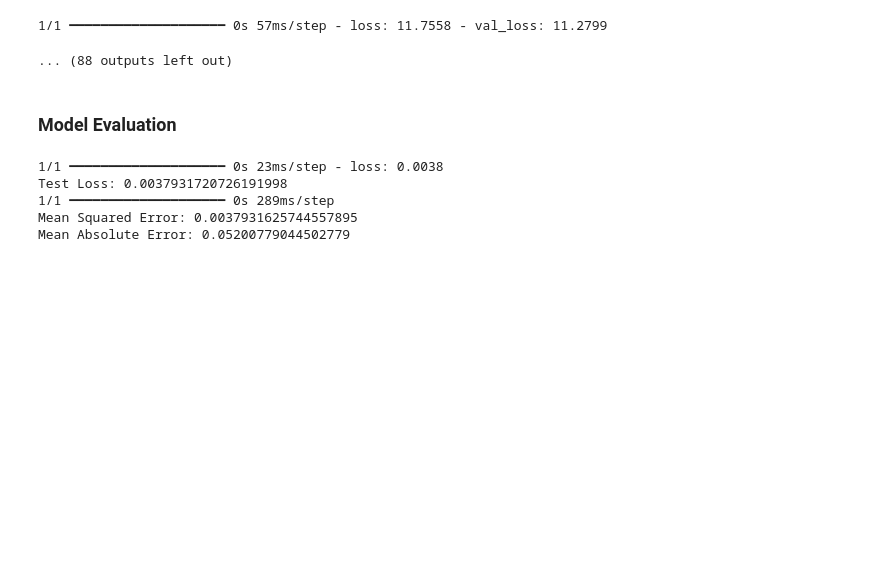
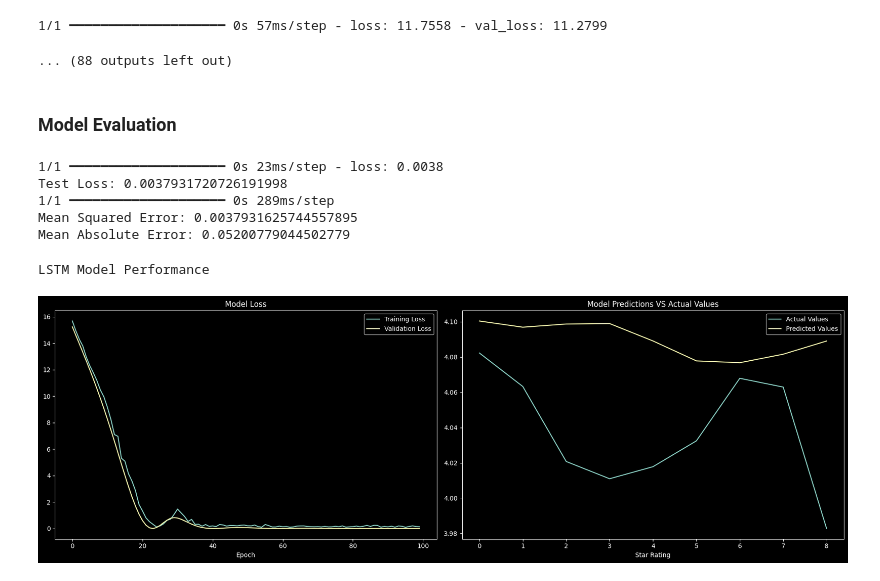
Before and after one commit to erwincarlogonzales/nlp-app, a Jupyter notebook: nlp.ipynb, the cells around one changed output. Cells and saved outputs as stored; diff of their text form; code cells hidden in the pictures; blank space fills up the shorter version.

Commit message:
finished LSTM model training and predictions

```diff
--- a/nlp.ipynb
+++ b/nlp.ipynb
@@ -503,0 +502,31 @@ import matplotlib.pyplot as plt
+# %%
+import matplotlib.pyplot as plt
+
+def plot_training_and_predictions(history, y_test, predictions):
+
+    fig, axes = plt.subplots(1, 2, figsize=(18, 6))
+
+    # Training and validation loss
+    axes[0].plot(history.history['loss'], label='Training Loss')
+    axes[0].plot(history.history['val_loss'], label='Validation Loss')
+    axes[0].set_title('Model Loss')
+    axes[0].set_xlabel('Loss')
+    axes[0].set_xlabel('Epoch')
+    axes[0].legend()
+
+    # Prediction VS Actual Values
+    axes[1].plot(y_test, label='Actual Values')
+    axes[1].plot(predictions, label='Predicted Values')
+    axes[1].set_title('Model Predictions VS Actual Values')
+    axes[1].set_xlabel('Time')
+    axes[1].set_xlabel('Star Rating')
+    axes[1].legend()
+
+    plt.tight_layout()
+    plt.show()
+
+print('LSTM Model Performance')
+plot_training_and_predictions(history, y_test, predictions)
+# %% [output]
+LSTM Model Performance
+[figure, added]
```
Also changed, not shown: parts of 1 cell of this notebook.
